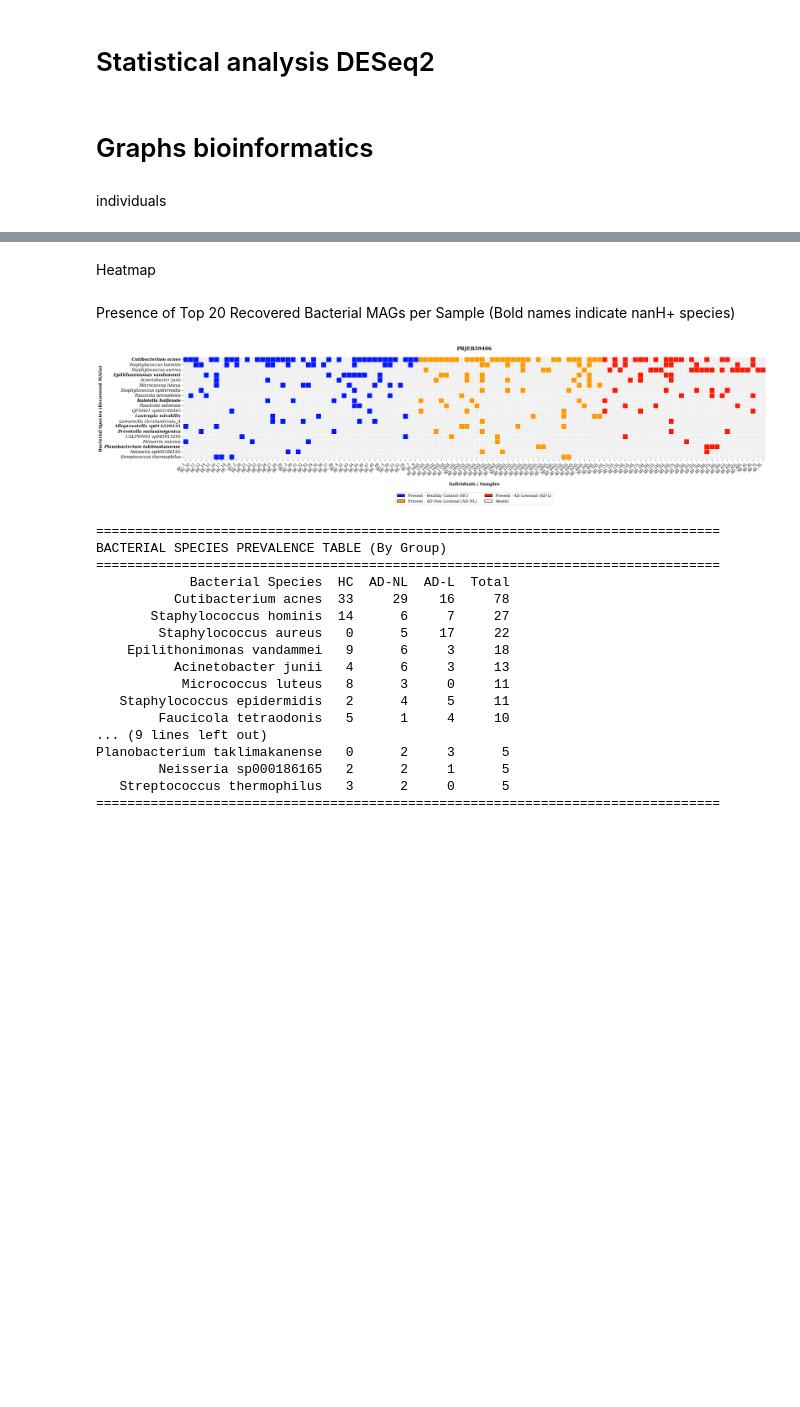
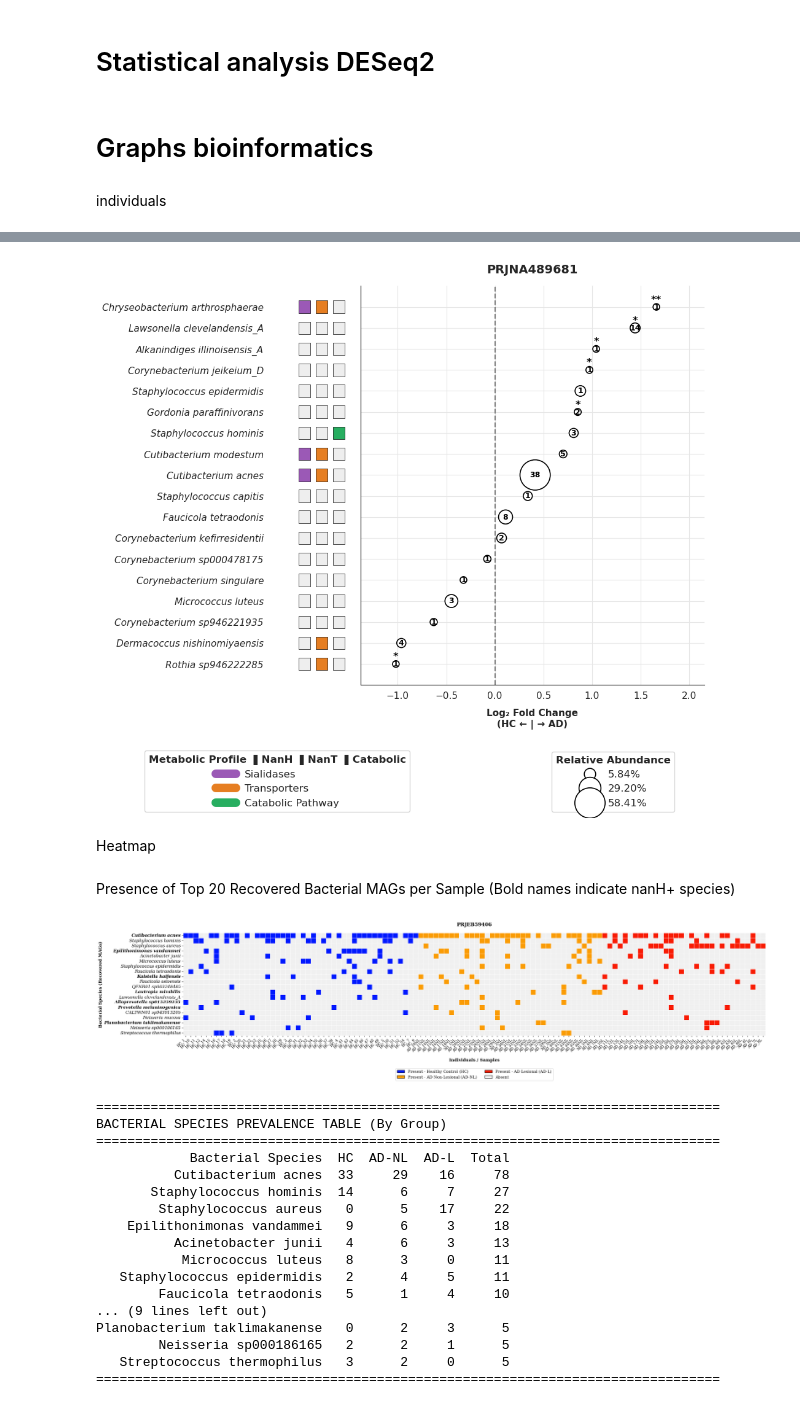
Before and after one commit to Marcosv21/Sialic_Acid_Cross-Feeding-Staphylococcus_aureus_and_Commensals_in_Atopic_Dermatitis., a Jupyter notebook: statistical_analysis/plots_doc_simple.ipynb, the cells around one changed output, grey strips where cells are left out. Saved outputs shown, nothing was run; the diff lists cells and outputs as text; code cells hidden in the pictures; blank space fills up the shorter version.

```diff
--- a/statistical_analysis/plots_doc_simple.ipynb
+++ b/statistical_analysis/plots_doc_simple.ipynb
@@ -470,7 +473,7 @@ for study in STUDIES.keys():
 # ── 8. Y-AXIS LABELS AND METABOLIC BARS ─────────────────────────────────────
 ax.set_yticks(range(num_sp))
 ax.set_yticklabels(species_order, fontstyle='italic', fontsize=11)
-ax.tick_params(axis='y', pad=80)
+ax.tick_params(axis='y', pad=110)
 
 for label in ax.get_yticklabels():
     if label.get_text() in multi_study_species:
@@ -483,37 +486,39 @@ for i, sp in enumerate(species_order):
 
         for j, (g_key, p_key) in enumerate(metabolic_info):
             if g_key == 'cat':
-                present = any(row.get(g, False) for g in ['has_nanA', 'has_nanE', 'has_nanK'])
+                present = all(row.get(g, False) for g in ['has_nanA', 'has_nanE', 'has_nanK'])
             else:
                 present = row.get(g_key, False)
 
             color = METABOLIC_PALETTE[p_key] if present else METABOLIC_PALETTE['Inactive']
             ax.add_patch(plt.Rectangle((-0.18 + (j * 0.05), i - 0.30), 0.035, 0.60, clip_on=False,
                                             transform=ax.get_yaxis_transform(), facecolor=color, edgecolor='black', lw=0.5))
 
 # ── 9. GLOBAL LEGEND ────────────────────────────────────────────────────────
 size_samples = [df_plot['Relative_Abundance'].max() * 0.1, df_plot['Relative_Abundance'].max() * 0.5, df_plot['Relative_Abundance'].max()]
 size_legend_elements = [
     Line2D([0], [0], marker='o', color='w', label=f'{val:.2f}%',
            markerfacecolor='white', markeredgecolor='black', markeredgewidth=1.2, alpha=1.0,
            markersize=np.sqrt(((val / df_plot['Relative_Abundance'].max()) * 1200) + 60))
     for val in size_samples if val > 0
 ]
 if size_legend_elements:
     fig.legend(handles=size_legend_elements, title="Relative Abundance",
                loc='lower right', bbox_to_anchor=(0.90, 0.0351), ncol=1, frameon=True,
                title_fontproperties={'weight': 'bold'})
 
 legend_els = [Line2D([0], [0], color=c, lw=10, label=l) for l, c in METABOLIC_PALETTE.items() if l != 'Inactive']
 fig.legend(handles=legend_els, title="Metabolic Profile  ▌NanH  ▌NanT  ▌Catabolic",
            loc='lower left', bbox_to_anchor=(-0.2, 0.0351), ncol=1, frameon=True,
            title_fontproperties={'weight': 'bold'})
 
 # ── 10. LAYOUT & SAVE ───────────────────────────────────────────────────────
 plt.subplots_adjust(left=0.25, right=0.95, top=0.90, bottom=0.25)
 
 plt.savefig(OUTPUT_PATH, dpi=300, bbox_inches='tight')
 plt.show()
+# %% [output]
+[figure, added]
 # %% [markdown]
 Heatmap
 # %% [markdown]
```
Also changed, not shown: parts of 4 cells of this notebook, 1 other file.
